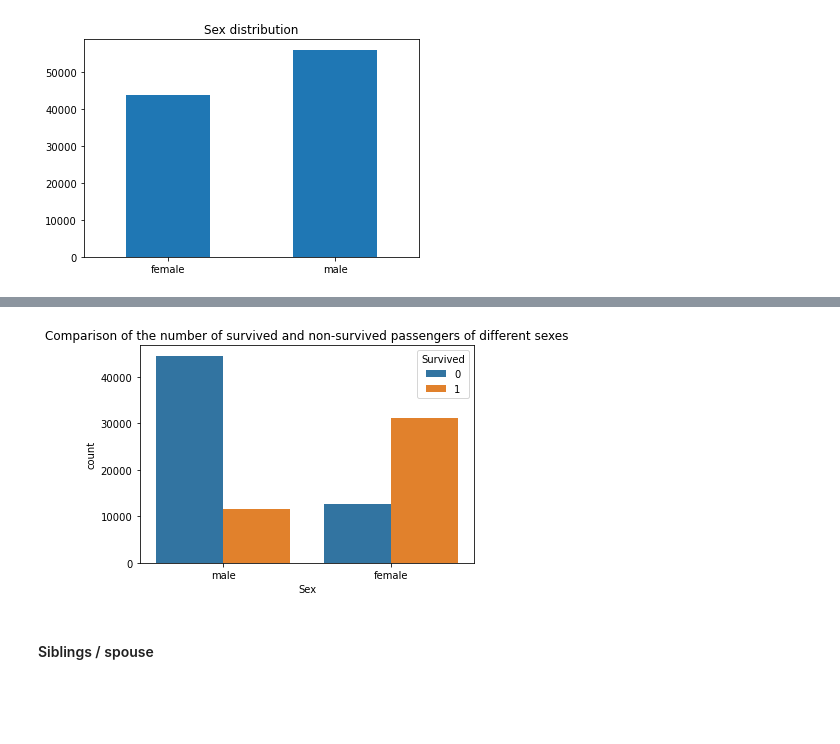
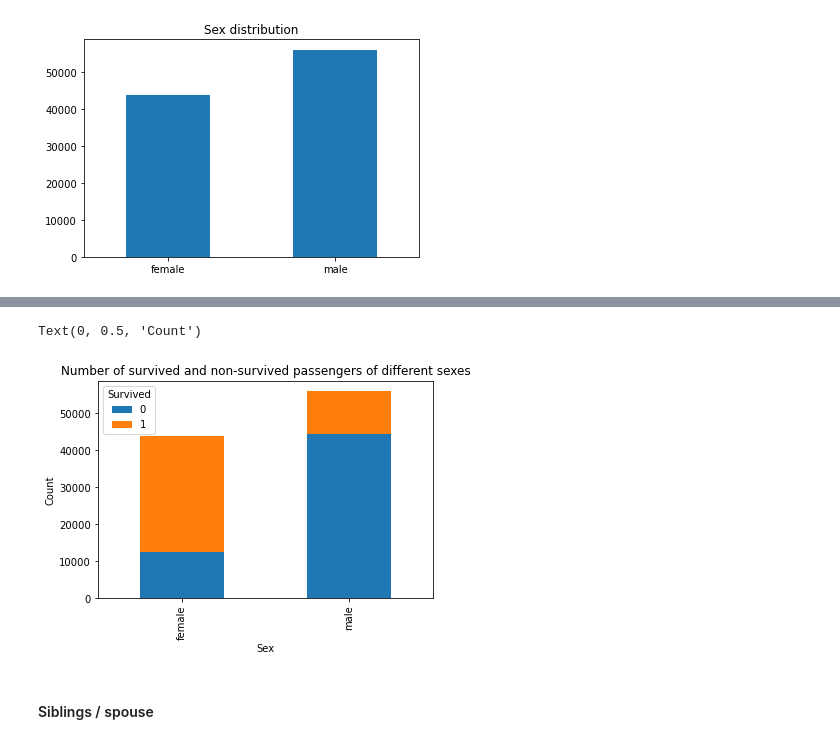
Before and after one commit to ssavelyeva1/RS_School_ML_Intro-Cross-checks, a Jupyter notebook: module_2_data_exploration/eda.ipynb, the cells around one changed output, grey strips where cells are left out. Drawn from its saved outputs; the diff is of its cells as text; code cells hidden in the pictures; blank space fills up the shorter version.

```diff
--- a/module_2_data_exploration/eda.ipynb
+++ b/module_2_data_exploration/eda.ipynb
@@ -227,8 +275,14 @@ df['Sex'].corr(df['Survived'], 'spearman')
-# %%
-sns.countplot(data = df, x = 'Sex', hue = 'Survived').set(title='Comparison of the number of survived and non-survived passengers of different sexes')
-plt.show()
-# %% [output]
-[figure, removed]
+# %%
+# Number of survived and non-survived passengers of different sexes
+sex_data = df.groupby(['Survived', 'Sex']).size().reset_index().pivot(columns='Survived', index='Sex', values=0)
+
+sex_plot = sex_data.plot(kind='bar', stacked=True)
+sex_plot.set(title='Number of survived and non-survived passengers of different sexes')
+sex_plot.set_xlabel("Sex")
+sex_plot.set_ylabel("Count")
+# %% [output]
+Text(0, 0.5, 'Count')
+[figure, added]
 # %% [markdown]
 #### Siblings / spouse
 # %%
```
Also changed, not shown: parts of 32 cells of this notebook.
